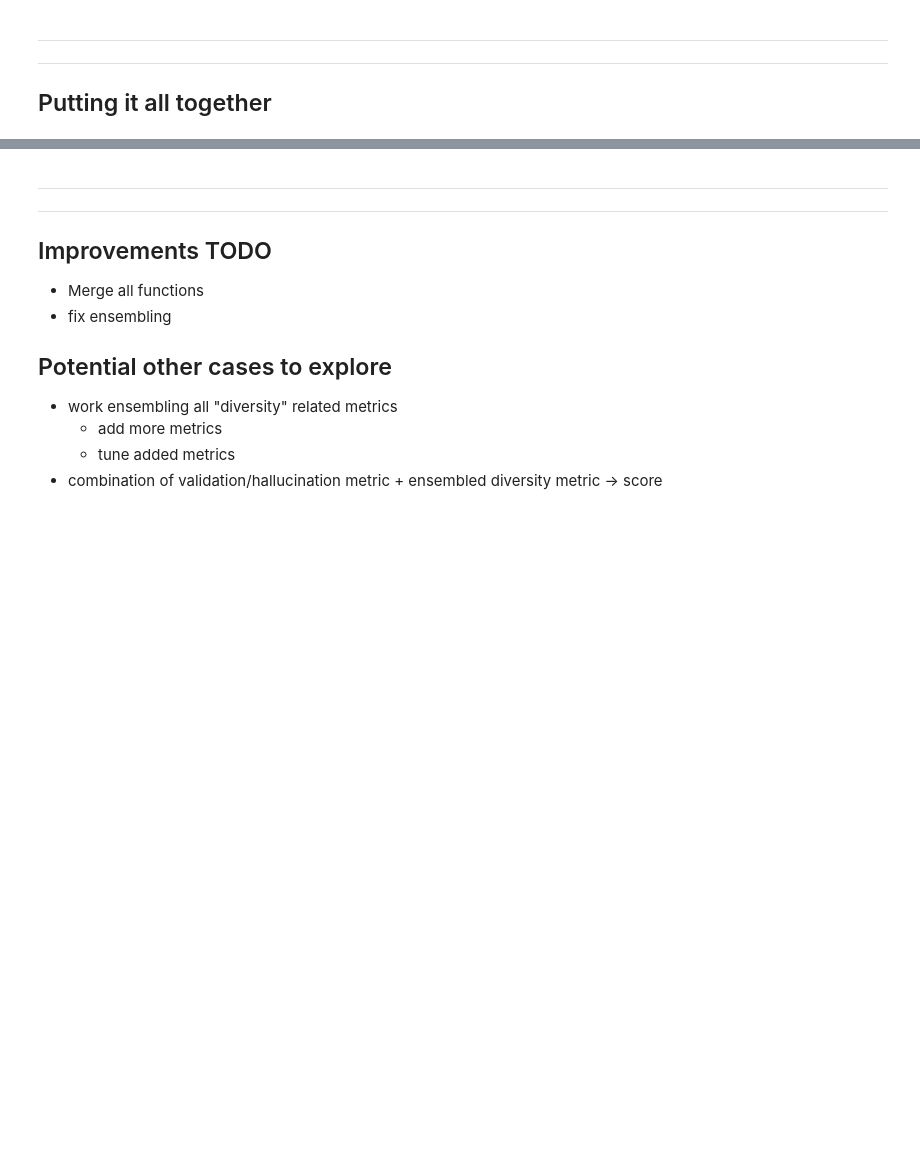
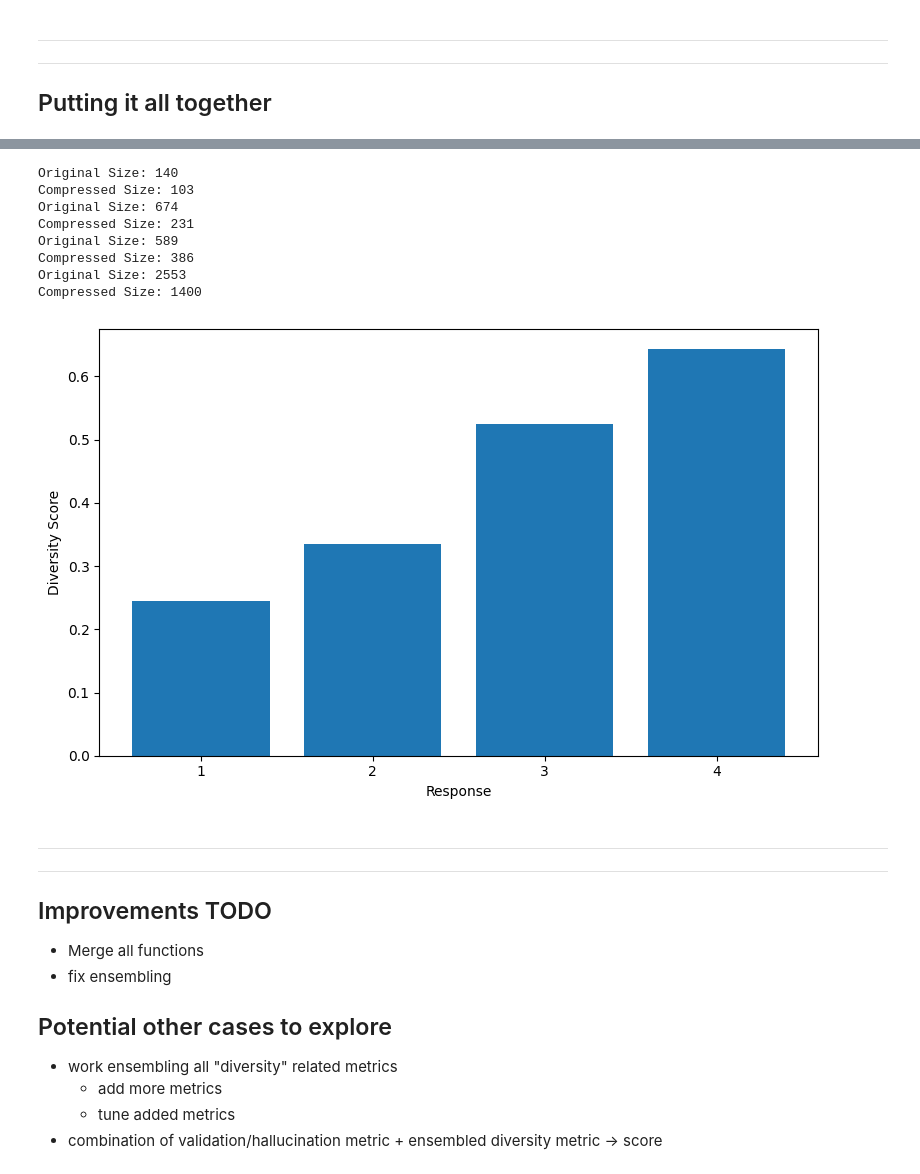
Before and after one commit to conconchowchow/ember-v2, a Jupyter notebook: src/ember/examples/diversity_testbench.ipynb, the cells around one changed output, grey strips where cells are left out. Drawn from its saved outputs; the diff is of its cells as text; code cells hidden in the pictures; blank space fills up the shorter version.

```diff
--- a/src/ember/examples/diversity_testbench.ipynb
+++ b/src/ember/examples/diversity_testbench.ipynb
@@ -480,7 +484,7 @@ class DiversityScoringEvaluator(IEvaluator[List[str], None]):
         # example I was thinking about:
         letter_sum = sum(len(response) for response in system_output)
         # ratio = compression_ratio(system_output) * min(1, len(system_output)/5) * min(1, letter_sum/100)
-        ratio = compression_ratio(system_output, algorithm='gzip',verbose=True)
+        ratio = compression_ratio(system_output, algorithm='gzip',verbose=False)
         return EvaluationResult(is_correct=True,score=ratio,metadata = {'responses': system_output})
 # %% [markdown]
 ## Edit Distance (WIP)
@@ -647,15 +651,6 @@ def ensemble_diversity(strings):
 # %%
 input_strs = []
 scores = []
-input_strs.append([
-    "Understanding the importance of effective communication in the workplace cannot be overstated. Clear communication fosters a positive environment where people can express their ideas and work together efficiently. When team members understand one another, they can collaborate seamlessly, avoid misunderstandings, and achieve collective goals. Furthermore, communication skills are essential for building trust, resolving conflicts, and ensuring that expectations are clear. Whether through verbal discussions, emails, or presentations, knowing how to convey thoughts in an understandable way is key to success in any professional setting.",
-    "In any workplace, the ability to communicate effectively is crucial for success. When individuals can clearly articulate their ideas and listen actively, it leads to a more productive and harmonious environment. Good communication prevents misunderstandings, aids in team collaboration, and helps in meeting shared objectives. It also plays a vital role in fostering trust among colleagues, resolving disputes, and ensuring transparency. Whether it’s through face-to-face conversations, written messages, or virtual meetings, mastering communication is essential to creating a positive, high-functioning work culture.",
-    "Effective communication is a cornerstone of a successful work environment. When employees communicate clearly and efficiently, it improves the overall flow of work and enhances collaboration. Clear exchanges of ideas help to eliminate confusion, build mutual trust, and ensure that everyone is aligned in their goals. Additionally, strong communication skills are key to managing conflicts and setting clear expectations among teams. Whether in meetings, emails, or other formats, being able to communicate effectively contributes to a thriving and efficient workplace.",
-    "The role of communication in the workplace cannot be overlooked. It serves as the foundation for successful teamwork and organizational growth. When team members share information clearly, it promotes a collaborative atmosphere and reduces the risk of errors or misinterpretations. Strong communication is also vital in building relationships, resolving issues, and making sure everyone is on the same page. Whether it's verbal exchanges or written correspondence, honing your ability to communicate well is vital for fostering an effective work environment.",
-    "Communication within the workplace is a vital element for success. Clear and open communication promotes a cooperative and efficient atmosphere, helping team members to better understand each other’s ideas and work toward common goals. It reduces confusion, builds trust, and allows for smoother problem-solving when conflicts arise. By conveying thoughts and expectations effectively, individuals can create stronger working relationships and a productive team dynamic. Whether through emails, phone calls, or face-to-face interactions, mastering communication techniques is key for professional achievement.",
-])
-# input_strs.append(["hi there", "hi", "hello", "yo whatup"])
-
 input_strs.append(["This is a sample text with lots of repetition.",
                 "This is a sample text with lots of repetition.",
                 "This is a sample text with lots of repetition."])
@@ -664,11 +659,28 @@ responses = []
 for i in range(10):
     res = llm(prompt="Tell me a funny joke. Keep it concise.", model_id="openai:gpt-4o").data.replace("\n", "")
     responses.append(res)
-    print(f"Joke {i}: [{res}]")
+input_strs.append(responses)
 
 responses = []
 res = llm(prompt="Tell me 10 different jokes. make them split with \'||\'. Don't say anything else besides the joke. ", model_id="openai:gpt-4o").data.replace("\n", "").split('||')
 responses += res
+input_strs.append(responses)
 
+# input_strs.append([
+#     "Understanding the importance of effective communication in the workplace cannot be overstated. Clear communication fosters a positive environment where people can express their ideas and work together efficiently. When team members understand one another, they can collaborate seamlessly, avoid misunderstandings, and achieve collective goals. Furthermore, communication skills are essential for building trust, resolving conflicts, and ensuring that expectations are clear. Whether through verbal discussions, emails, or presentations, knowing how to convey thoughts in an understandable way is key to success in any professional setting.",
+#     "In any workplace, the ability to communicate effectively is crucial for success. When individuals can clearly articulate their ideas and listen actively, it leads to a more productive and harmonious environment. Good communication prevents misunderstandings, aids in team collaboration, and helps in meeting shared objectives. It also plays a vital role in fostering trust among colleagues, resolving disputes, and ensuring transparency. Whether it’s through face-to-face conversations, written messages, or virtual meetings, mastering communication is essential to creating a positive, high-functioning work culture.",
+#     "Effective communication is a cornerstone of a successful work environment. When employees communicate clearly and efficiently, it improves the overall flow of work and enhances collaboration. Clear exchanges of ideas help to eliminate confusion, build mutual trust, and ensure that everyone is aligned in their goals. Additionally, strong communication skills are key to managing conflicts and setting clear expectations among teams. Whether in meetings, emails, or other formats, being able to communicate effectively contributes to a thriving and efficient workplace.",
+#     "The role of communication in the workplace cannot be overlooked. It serves as the foundation for successful teamwork and organizational growth. When team members share information clearly, it promotes a collaborative atmosphere and reduces the risk of errors or misinterpretations. Strong communication is also vital in building relationships, resolving issues, and making sure everyone is on the same page. Whether it's verbal exchanges or written correspondence, honing your ability to communicate well is vital for fostering an effective work environment.",
+#     "Communication within the workplace is a vital element for success. Clear and open communication promotes a cooperative and efficient atmosphere, helping team members to better understand each other’s ideas and work toward common goals. It reduces confusion, builds trust, and allows for smoother problem-solving when conflicts arise. By conveying thoughts and expectations effectively, individuals can create stronger working relationships and a productive team dynamic. Whether through emails, phone calls, or face-to-face interactions, mastering communication techniques is key for professional achievement.",
+# ])
 
-ensemble_diversity(input_strs)
+responses = []
+res1 = llm(prompt="Tell me a story about how quantum computers work. Make it 100 words. Don't say anything else besides the story. ", model_id="openai:gpt-4o").data
+responses.append(res1)
+res2 = llm(prompt="Tell me a story about bunnies frolicking in the grass. Make it 100 words. Don't say anything else besides the story. ", model_id="openai:gpt-4o").data
+responses.append(res2)
+res3 = llm(prompt="Tell me a story about the pokemon pikachu and it's adventures. Make it 100 words. Don't say anything else besides the story. ", model_id="openai:gpt-4o").data
+responses.append(res3)
+res4 = llm(prompt="Tell me a story about a ramen shop. Make it 100 words. Don't say anything else besides the story. ", model_id="openai:gpt-4o").data
+responses.append(res4)
+input_strs.append(responses)
@@ -749,3 +710,23 @@ possible diversity score (higher is better): 0.47384919069532816
+# %%
+scores = [ensemble_diversity(s_arr) for s_arr in input_strs]
+labels = ["1", "2", "3", "4"]
+
+plt.figure(figsize=(8, 5))
+plt.bar(labels, scores)
+plt.xlabel("Response")
+plt.ylabel("Diversity Score")
+plt.tight_layout()
+plt.show()
+# %% [output]
+Original Size: 140
+Compressed Size: 103
+Original Size: 674
+Compressed Size: 231
+Original Size: 589
+Compressed Size: 386
+Original Size: 2553
+Compressed Size: 1400
+[figure, added]
 # %% [markdown]
 ---
 ---
```
Also changed, not shown: parts of 20 cells of this notebook.
